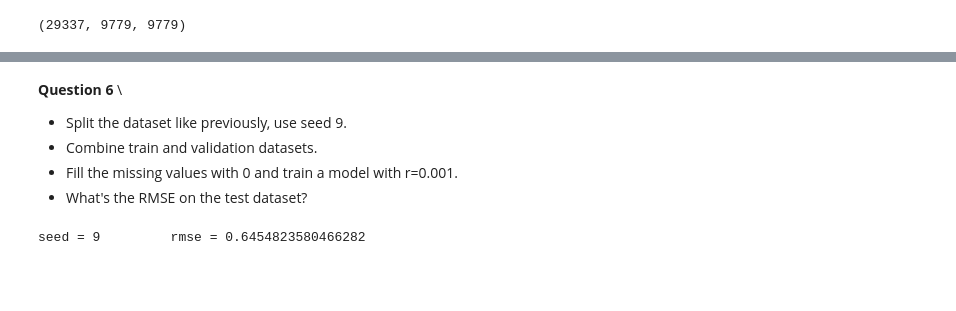
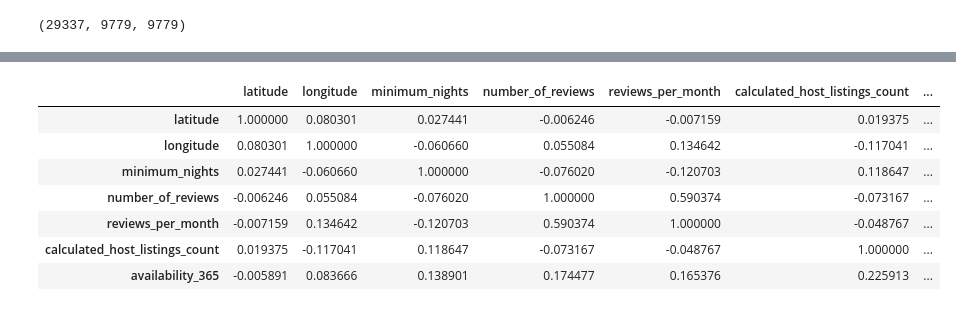
Before and after one commit to gulldan/mlbookcamp-code, a Jupyter notebook: course-zoomcamp/03-classification/hw-week3.ipynb, the cells around one changed output, grey strips where cells are left out. Drawn from its saved outputs; the diff is of its cells as text; code cells hidden in the pictures; blank space fills up the shorter version.

```diff
--- a/course-zoomcamp/03-classification/hw-week3.ipynb
+++ b/course-zoomcamp/03-classification/hw-week3.ipynb
@@ -347,42 +179,0 @@ STD RMSE = 0.006
-# %% [markdown]
-**Question 6** \
-*   Split the dataset like previously, use seed 9.
-*   Combine train and validation datasets.
-*   Fill the missing values with 0 and train a model with r=0.001.
-*   What's the RMSE on the test dataset?
-# %%
-np.random.seed(seed=9)
-np.random.shuffle(idx)
-df_train = df_hw.iloc[idx[:n_train]]
-df_val = df_hw.iloc[idx[n_train:n_train+n_val]]
-df_test = df_hw.iloc[idx[n_train+n_val:]]
-df_full_train = pd.concat([df_train, df_val])
-
-df_full_train = df_full_train.reset_index(drop=True)
-df_train = df_train.reset_index(drop=True)
-df_val = df_val.reset_index(drop=True)
-df_test = df_test.reset_index(drop=True)
-
-y_train = np.log1p(df_train.price.values)
-y_val = np.log1p(df_val.price.values)
-y_test = np.log1p(df_test.price.values)
-
-del df_train['price']
-del df_val['price']
-del df_test['price']
-del df_full_train['price']
-
-y_full_train = np.concatenate([y_train, y_val])
-
-df_train_zero = df_full_train
-df_train_zero['reviews_per_month'].fillna(0,inplace=True)
-X_train_zero = df_train_zero
-df_val_zero = df_test
-df_val_zero['reviews_per_month'].fillna(0,inplace=True)
-x_val_zero = df_val_zero
-w0_zero, w_zero = train_linear_regression_reg(X_train_zero, y_full_train, r=0.001)
-y_pred_zero = w0_zero + x_val_zero.dot(w_zero)
-rmse_value = rmse(y_test, y_pred_zero)
-print(f'seed = {seed} \t rmse =', rmse_value)
-# %% [output]
-seed = 9         rmse = 0.6454823580466282
@@ -388,0 +188,11 @@ seed = 9         rmse = 0.6454823580466282
+# %%
+df_train.corr()
+# %% [output]
+|  | latitude | longitude | minimum_nights | number_of_reviews | reviews_per_month | calculated_host_listings_count | ... |
+| latitude | 1.000000 | 0.080301 | 0.027441 | -0.006246 | -0.007159 | 0.019375 | ... |
+| longitude | 0.080301 | 1.000000 | -0.060660 | 0.055084 | 0.134642 | -0.117041 | ... |
+| minimum_nights | 0.027441 | -0.060660 | 1.000000 | -0.076020 | -0.120703 | 0.118647 | ... |
+| number_of_reviews | -0.006246 | 0.055084 | -0.076020 | 1.000000 | 0.590374 | -0.073167 | ... |
+| reviews_per_month | -0.007159 | 0.134642 | -0.120703 | 0.590374 | 1.000000 | -0.048767 | ... |
+| calculated_host_listings_count | 0.019375 | -0.117041 | 0.118647 | -0.073167 | -0.048767 | 1.000000 | ... |
+| availability_365 | -0.005891 | 0.083666 | 0.138901 | 0.174477 | 0.165376 | 0.225913 | ... |
```
Also changed, not shown: parts of 61 cells of this notebook.
